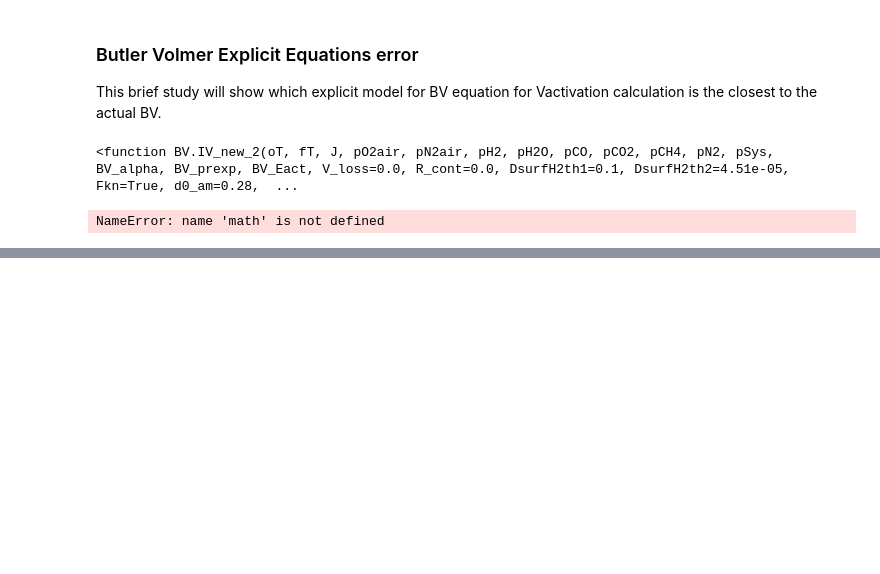
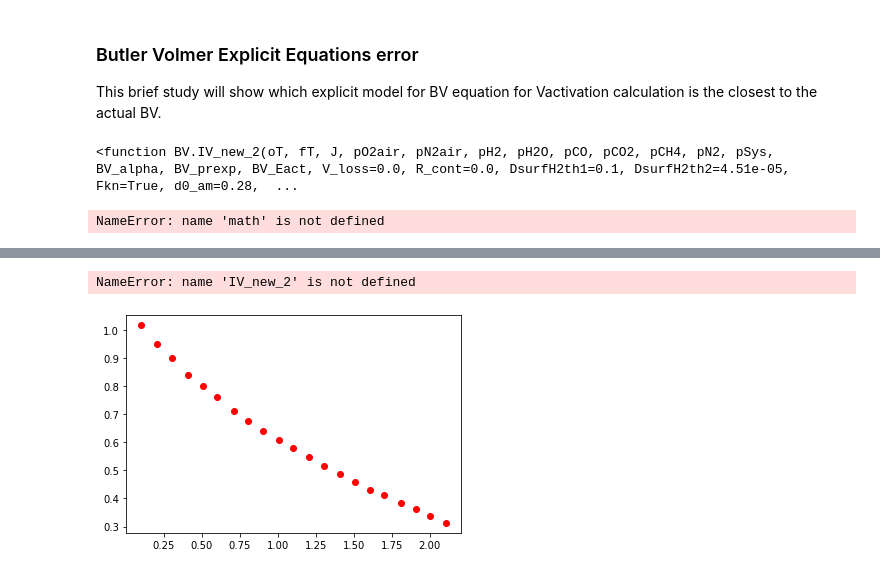
Before and after one commit to NGFC-Lib/NGFC-Lib, a Jupyter notebook: jupyter/Python_IV_Curve/2_IV_Model_Update/Match_Experimental_Data/BV_models_Errors.ipynb, the cells around one changed output, grey strips where cells are left out. Cells and saved outputs as stored; diff of their text form; code cells hidden in the pictures; blank space fills up the shorter version.

```diff
--- a/jupyter/Python_IV_Curve/2_IV_Model_Update/Match_Experimental_Data/BV_models_Errors.ipynb
+++ b/jupyter/Python_IV_Curve/2_IV_Model_Update/Match_Experimental_Data/BV_models_Errors.ipynb
@@ -203,0 +215,33 @@ if J/i0 < 4:
+# %%
+# plot exp data
+#filename = './ExperimentalData/JM2017/700.csv'
+#filename = './ExperimentalData/BP2020/AllData_BP.csv'
+filename = './ExperimentalData/BP2020/t8/700.csv'
+data = np.loadtxt(open(filename, "rb"), delimiter=",", skiprows=1)
+plt.plot(data[:,0], data[:,1], 'r'+'o', label = 'EXP '+str(700)) #J vs V
+
+# initialize Jlist and Vlist
+Jlist=np.linspace(np.amin(data[:,0]), np.amax(data[:,0]), num=20)   #Current density, unit [A/cm2]
+Vlist = np.zeros(20)
+####Needs to be completed
+# plot pred data
+for j in range(20):
+    Vlist[j], Voc, Ohmic, BV, Cath, Anode = IV_new_2(oT,fT,Jlist[j],pO2air,pN2air,pH2,pH2O,pCO,pCO2,pCH4,pN2,pSys,
+                                                   result.x[0],result.x[1],result.x[2],
+                                                   result.x[3], result.x[4], 0.1, 4.51e-5,
+                                                   True,result.x[5],result.x[6])
+plt.plot(Jlist, Vlist, 'r' +'-', label = 'IV Pred '+str(700))
+
+plt.xticks(fontsize=15)
+plt.yticks(fontsize=15)
+plt.legend(loc='upper right', fontsize=15)
+plt.xlim(-0.1, 1.1)
+plt.ylim(0.4, 1.1)
+# ymin, ymax = plt.ylim()
+# plt.ylim(ymin-(ymax-ymin)*0.0, ymax+(ymax-ymin)*0.0)
+plt.xlabel('Current Density, J [A/cm2]', fontsize = 15)
+plt.ylabel('Voltage, V [V]', fontsize = 15)
+plt.title('EXP. VS. IV_new', fontsize = 15)
+# %% [output]
+NameError: name 'IV_new_2' is not defined
+[figure, added]
```
Also changed, not shown: parts of 7 cells of this notebook.
